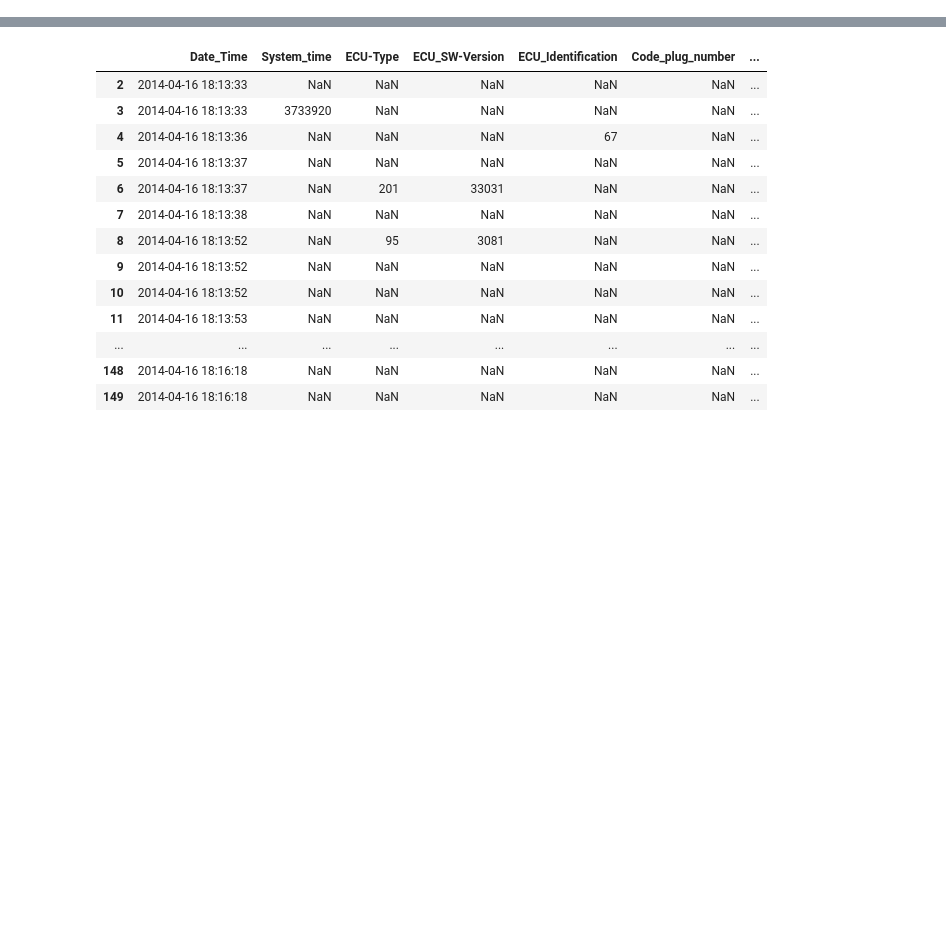
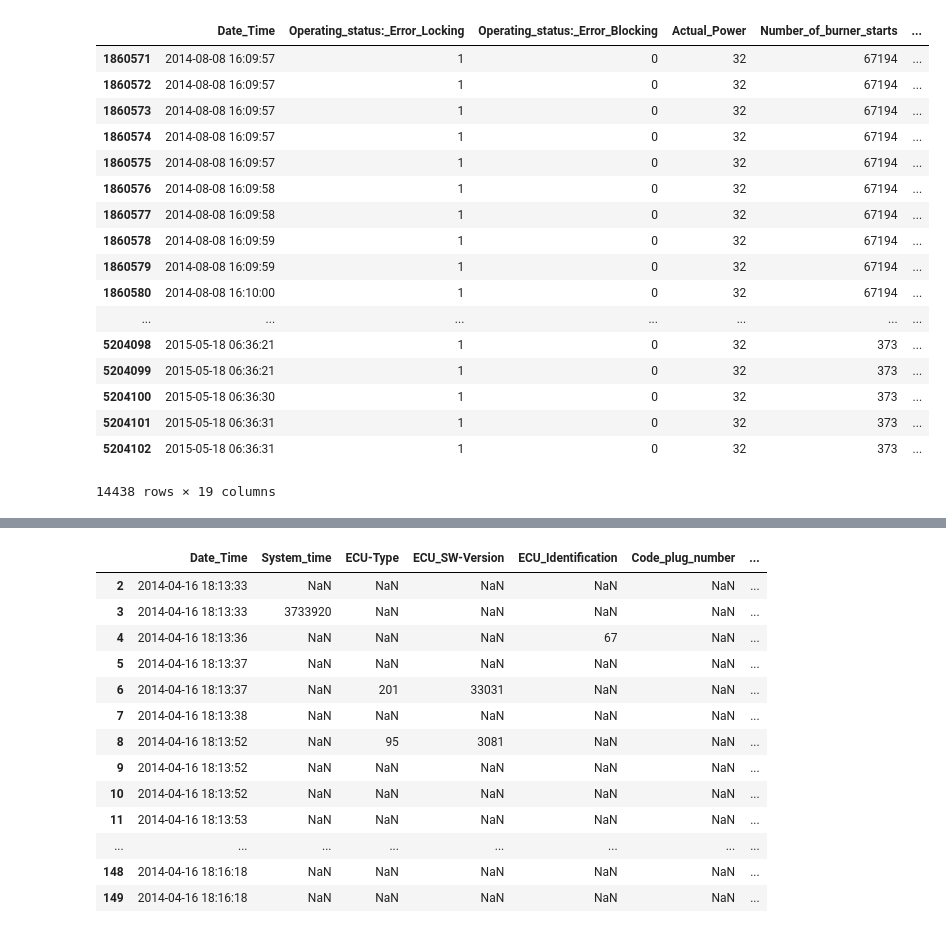
Before and after one commit to davidhallac/SeqDecisionTree, a Jupyter notebook: ParseBoschData.ipynb, the cells around one changed output, grey strips where cells are left out. Drawn from its saved outputs; the diff is of its cells as text; code cells hidden in the pictures; blank space fills up the shorter version.

```diff
--- a/ParseBoschData.ipynb
+++ b/ParseBoschData.ipynb
@@ -12,7 +13,7 @@ dfOrig2 = dfOrig.drop([0])
 dfOrig2['Date_Time'] = pd.to_datetime(dfOrig2['Date_Time'], format='%d.%m.%Y %H:%M:%S', errors='ignore')
 # %%
 #Only select the columns we care about
-dfSubset = dfOrig[['Date_Time', 'Operating_status:_Error_Locking',
+dfSubset = dfOrig2[['Date_Time', 'Operating_status:_Error_Locking',
                    'Operating_status:_Error_Blocking',
                    'Actual_Power', 'Number_of_burner_starts',
                    'Operating_status:_Central_heating_active',
@@ -53,4 +83,23 @@ df
 # %%
-foo = df.ix[df['Operating_status:_Error_Locking'] == 1]
+temp = df.loc[df['Operating_status:_Error_Locking'] == 1]
+# %% [output]
+|  | Date_Time | Operating_status:_Error_Locking | Operating_status:_Error_Blocking | Actual_Power | Number_of_burner_starts | ... |
+| 1860571 | 2014-08-08 16:09:57 | 1 | 0 | 32 | 67194 | ... |
+| 1860572 | 2014-08-08 16:09:57 | 1 | 0 | 32 | 67194 | ... |
+| 1860573 | 2014-08-08 16:09:57 | 1 | 0 | 32 | 67194 | ... |
+| 1860574 | 2014-08-08 16:09:57 | 1 | 0 | 32 | 67194 | ... |
+| 1860575 | 2014-08-08 16:09:57 | 1 | 0 | 32 | 67194 | ... |
+| 1860576 | 2014-08-08 16:09:58 | 1 | 0 | 32 | 67194 | ... |
+| 1860577 | 2014-08-08 16:09:58 | 1 | 0 | 32 | 67194 | ... |
+| 1860578 | 2014-08-08 16:09:59 | 1 | 0 | 32 | 67194 | ... |
+| 1860579 | 2014-08-08 16:09:59 | 1 | 0 | 32 | 67194 | ... |
+| 1860580 | 2014-08-08 16:10:00 | 1 | 0 | 32 | 67194 | ... |
+| ... | ... | ... | ... | ... | ... | ... |
+| 5204098 | 2015-05-18 06:36:21 | 1 | 0 | 32 | 373 | ... |
+| 5204099 | 2015-05-18 06:36:21 | 1 | 0 | 32 | 373 | ... |
+| 5204100 | 2015-05-18 06:36:30 | 1 | 0 | 32 | 373 | ... |
+| 5204101 | 2015-05-18 06:36:31 | 1 | 0 | 32 | 373 | ... |
+| 5204102 | 2015-05-18 06:36:31 | 1 | 0 | 32 | 373 | ... |
+14438 rows × 19 columns
 # %%
 #First Error Locking occurs at 1860571, 08.08.2014 @ 16.09:57
```
Also changed, not shown: parts of 8 cells of this notebook, 1 other file.
